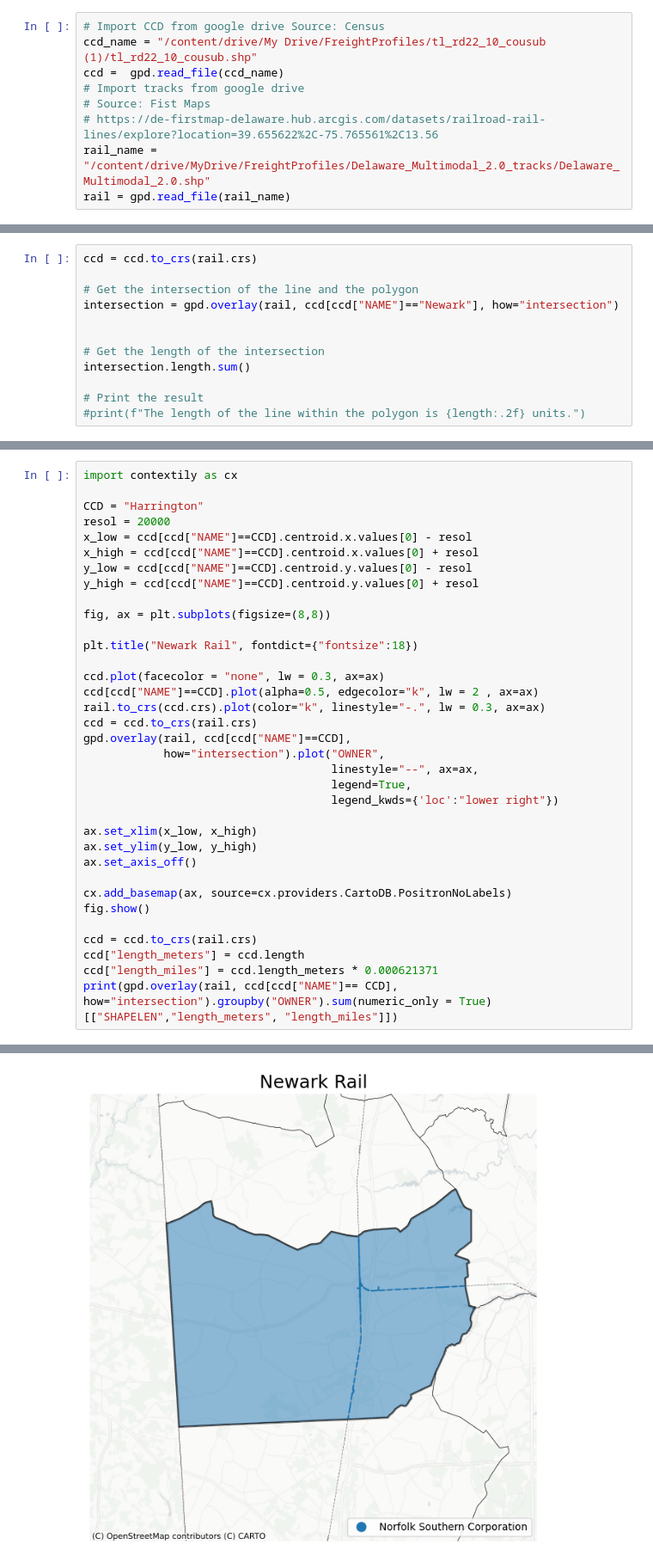
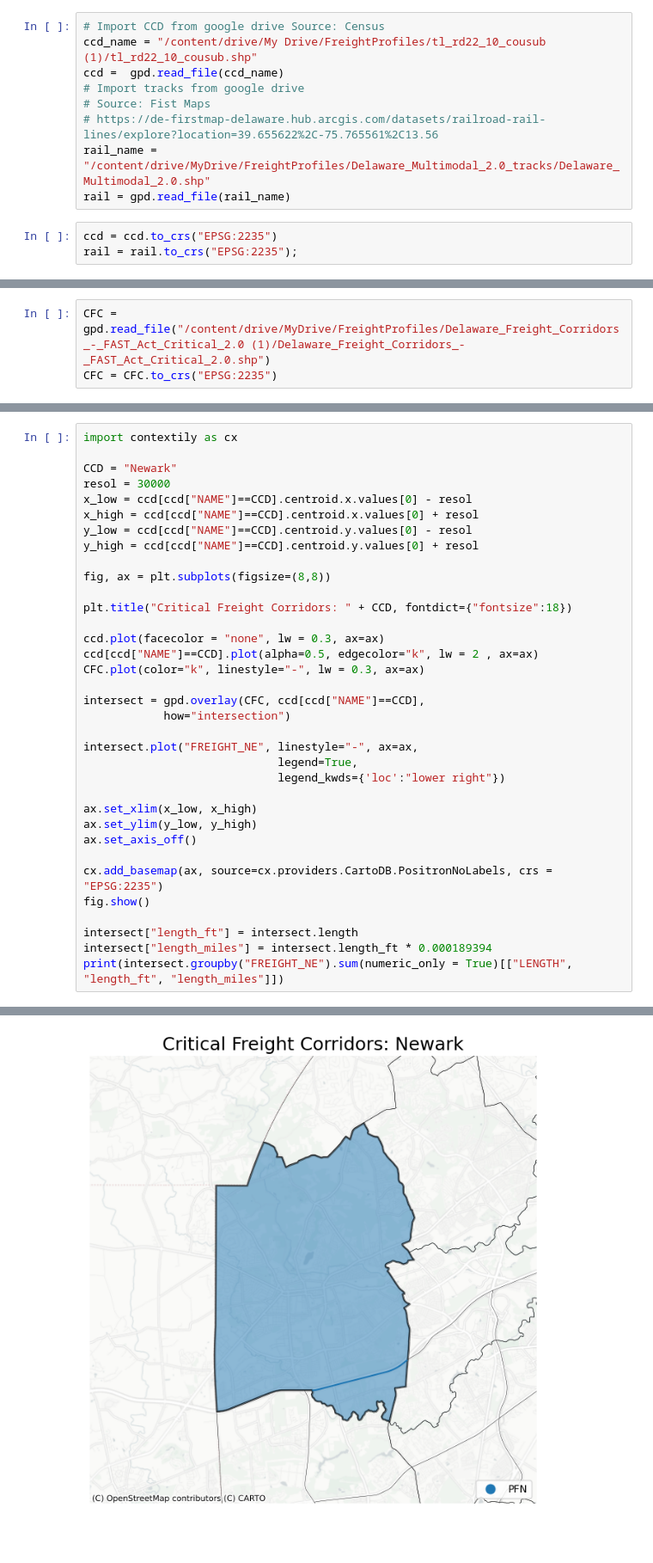
Before and after one commit to ReidelVichot/DEFreightProfiles, a Jupyter notebook: Roads_Tracks.ipynb, the cells around one changed output, grey strips where cells are left out. Shown at 86% size. Saved outputs shown, nothing was run; the diff lists cells and outputs as text; blank space fills up the shorter version.

```diff
--- a/Roads_Tracks.ipynb
+++ b/Roads_Tracks.ipynb
@@ -21,3 +39,6 @@ ccd =  gpd.read_file(ccd_name)
 # https://de-firstmap-delaware.hub.arcgis.com/datasets/railroad-rail-lines/explore?location=39.655622%2C-75.765561%2C13.56
 rail_name = "/content/drive/MyDrive/FreightProfiles/Delaware_Multimodal_2.0_tracks/Delaware_Multimodal_2.0.shp"
 rail = gpd.read_file(rail_name)
+# %%
+ccd = ccd.to_crs("EPSG:2235")
+rail = rail.to_crs("EPSG:2235");
@@ -80,12 +159,0 @@ Name: NAME, dtype: object
-# %%
-ccd = ccd.to_crs(rail.crs)
-
-# Get the intersection of the line and the polygon
-intersection = gpd.overlay(rail, ccd[ccd["NAME"]=="Newark"], how="intersection")
-
-
-# Get the length of the intersection
-intersection.length.sum()
-
-# Print the result
-#print(f"The length of the line within the polygon is {length:.2f} units.")
@@ -93,0 +162,3 @@ intersection.length.sum()
+# %%
+CFC = gpd.read_file("/content/drive/MyDrive/FreightProfiles/Delaware_Freight_Corridors_-_FAST_Act_Critical_2.0 (1)/Delaware_Freight_Corridors_-_FAST_Act_Critical_2.0.shp")
+CFC = CFC.to_crs("EPSG:2235")
@@ -94,8 +175,8 @@ intersection.length.sum()
 # %%
 import contextily as cx
 
-CCD = "Harrington"
-resol = 20000
+CCD = "Newark"
+resol = 30000
 x_low = ccd[ccd["NAME"]==CCD].centroid.x.values[0] - resol
 x_high = ccd[ccd["NAME"]==CCD].centroid.x.values[0] + resol
 y_low = ccd[ccd["NAME"]==CCD].centroid.y.values[0] - resol
@@ -103,27 +184,27 @@ y_high = ccd[ccd["NAME"]==CCD].centroid.y.values[0] + resol
 
 fig, ax = plt.subplots(figsize=(8,8))
 
-plt.title("Newark Rail", fontdict={"fontsize":18})
+plt.title("Critical Freight Corridors: " + CCD, fontdict={"fontsize":18})
 
 ccd.plot(facecolor = "none", lw = 0.3, ax=ax)
 ccd[ccd["NAME"]==CCD].plot(alpha=0.5, edgecolor="k", lw = 2 , ax=ax)
-rail.to_crs(ccd.crs).plot(color="k", linestyle="-.", lw = 0.3, ax=ax)
-ccd = ccd.to_crs(rail.crs)
-gpd.overlay(rail, ccd[ccd["NAME"]==CCD],
-            how="intersection").plot("OWNER",
-                                     linestyle="--", ax=ax,
-                                     legend=True,
-                                     legend_kwds={'loc':"lower right"})
+CFC.plot(color="k", linestyle="-", lw = 0.3, ax=ax)
+
+intersect = gpd.overlay(CFC, ccd[ccd["NAME"]==CCD],
+            how="intersection")
+
+intersect.plot("FREIGHT_NE", linestyle="-", ax=ax,
+                             legend=True,
+                             legend_kwds={'loc':"lower right"})
 
 ax.set_xlim(x_low, x_high)
 ax.set_ylim(y_low, y_high)
 ax.set_axis_off()
 
-cx.add_basemap(ax, source=cx.providers.CartoDB.PositronNoLabels)
+cx.add_basemap(ax, source=cx.providers.CartoDB.PositronNoLabels, crs = "EPSG:2235")
 fig.show()
 
-ccd = ccd.to_crs(rail.crs)
-ccd["length_meters"] = ccd.length
-ccd["length_miles"] = ccd.length_meters * 0.000621371
-print(gpd.overlay(rail, ccd[ccd["NAME"]== CCD], how="intersection").groupby("OWNER").sum(numeric_only = True)[["SHAPELEN","length_meters", "length_miles"]])
+intersect["length_ft"] = intersect.length
+intersect["length_miles"] = intersect.length_ft * 0.000189394
+print(intersect.groupby("FREIGHT_NE").sum(numeric_only = True)[["LENGTH", "length_ft", "length_miles"]])
 # %% [output]
@@ -133 +214 @@ Norfolk Southern Corporation  56135.53635   4.844050e+06   3009.952402
-[figure, old version]
+[figure, new version]
```
Also changed, not shown: parts of 16 cells of this notebook.
